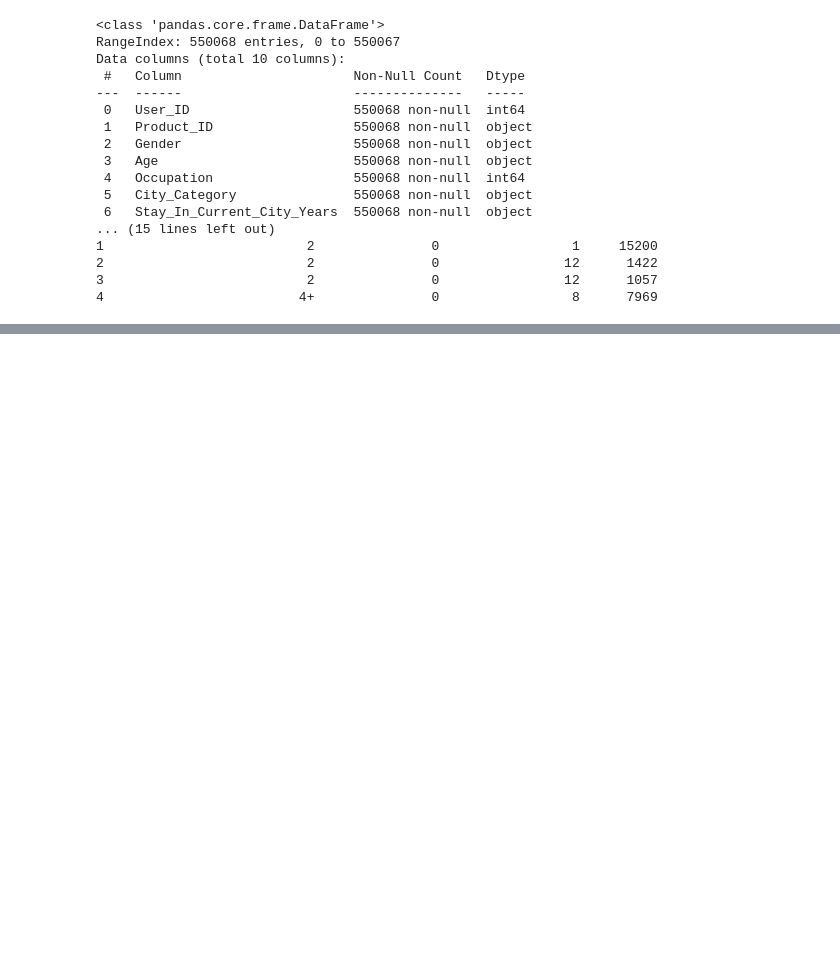
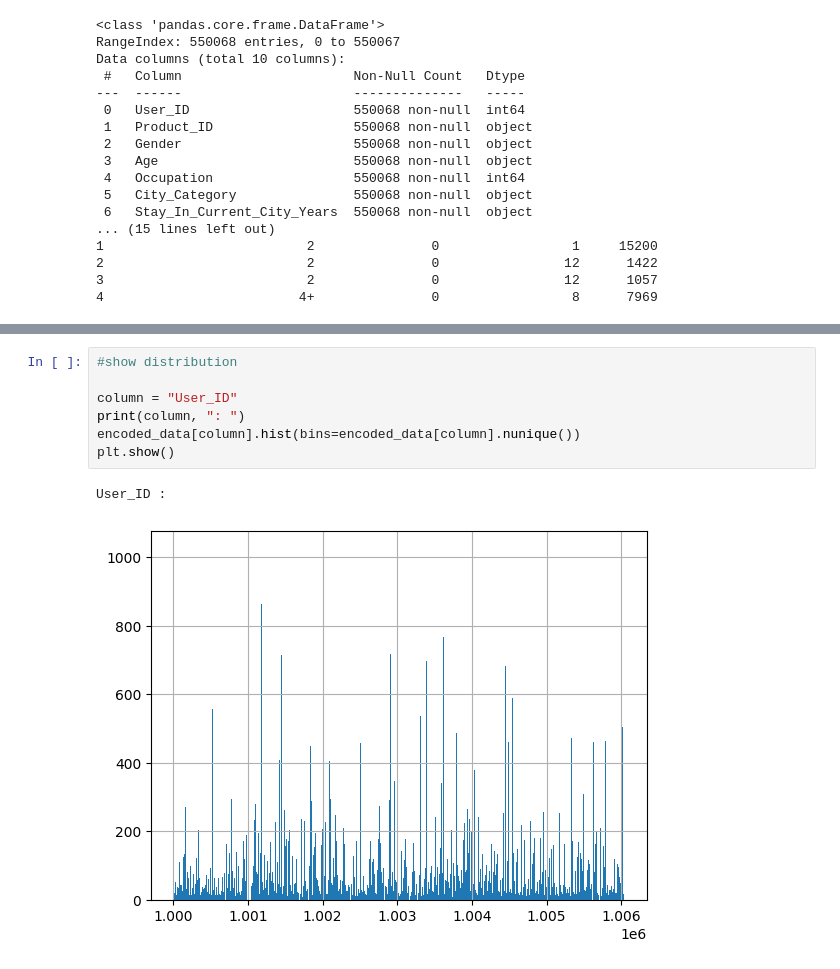
Before and after one commit to Green-Kiwie/Extreme-Couponers-Walmart-Black-Friday, a Jupyter notebook: Data_Exploration.ipynb, the cells around one changed output, grey strips where cells are left out. Saved outputs shown, nothing was run; the diff lists cells and outputs as text; blank space fills up the shorter version.

```diff
--- a/Data_Exploration.ipynb
+++ b/Data_Exploration.ipynb
@@ -45,0 +74,10 @@ plt.show()
+# %%
+#show distribution
+
+column = "User_ID"
+print(column, ": ")
+encoded_data[column].hist(bins=encoded_data[column].nunique())
+plt.show()
+# %% [output]
+User_ID :
+[figure, added]
```
Also changed, not shown: parts of 6 cells of this notebook.
